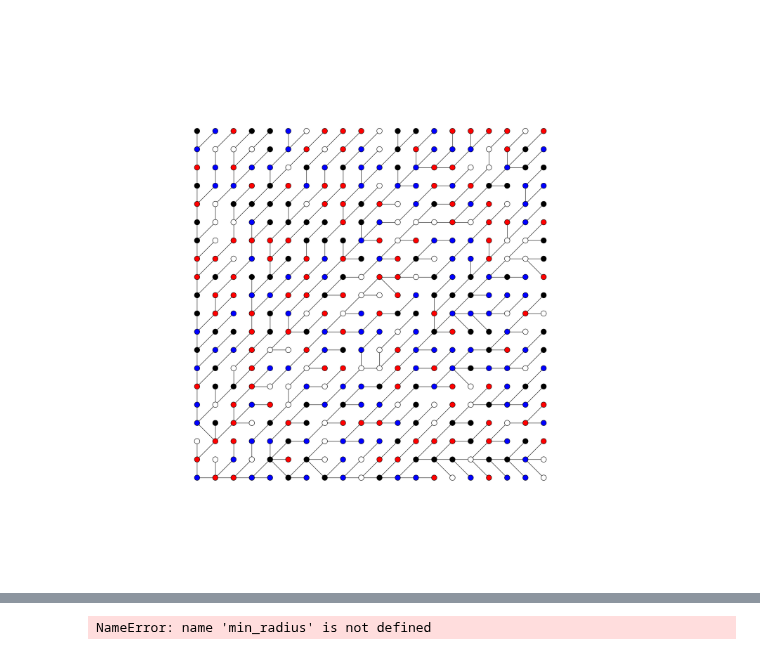
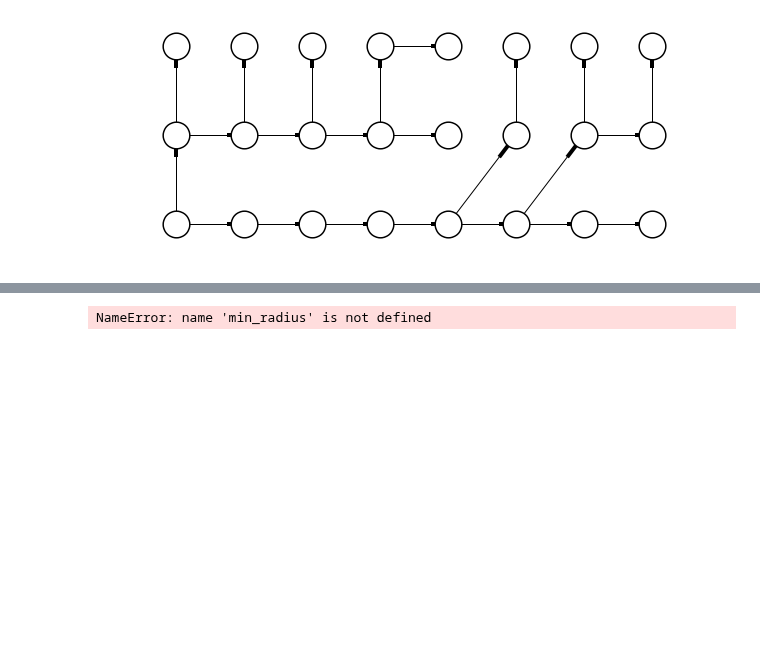
Before and after one commit to atcemgil/notes, a Jupyter notebook: DrawGraphs.ipynb, the cells around one changed output, grey strips where cells are left out. Cells and saved outputs as stored; diff of their text form; code cells hidden in the pictures; blank space fills up the shorter version.

```diff
--- a/DrawGraphs.ipynb
+++ b/DrawGraphs.ipynb
@@ -26,9 +31,9 @@ TypeError: draw_networkx() takes at least 1 argument (0 given)
 # %%
 from itertools import product
 
-M = 20;
-N = 20
-Z = 2.24
+M = 8;
+N = 3
+Z = 1.7
 NN = M*N
 
 A = np.zeros((NN,NN))
@@ -37,7 +42,8 @@ Y = np.zeros((NN))
 
 sig = 0.1;
 coords = []
-cols = ("blue","red","white","black")
+#cols = ("blue","red","yellow","black")
+cols = ("black","black")
 col = []
 for i,j in product(range(N),range(M)):
     ex = np.random.randn(1)*sig
@@ -58,7 +64,8 @@ G = nx.Graph(A)
 
 plt.figure(figsize=(M,N))
 #nx.draw(G, pos, node_color="white", node_size=500, labels=labels, font_size=10, arrows=True)
-nx.draw(G, coords, node_color=col, node_size=200, arrows=False)
+nx.draw(G, coords, node_color='black', node_size=200, arrows=False, linewidths=14.)
+nx.draw_networkx_nodes(G, coords, node_color='white', node_size=200, arrows=False, linewidths=11., linecolors='black')
 #nx.draw_graphviz(G,node_size=500, labels=labels, font_size=24, arrows=True)
 plt.show()
 # %% [output]
@@ -66,10 +73,13 @@ plt.show()
 # %%
-#t = nx.dfs_tree(G,0)
-t = nx.prim_mst(G)
+#t = nx.dfs_tree(G,17)
+t = nx.bfs_tree(G,0)
+#t = nx.prim_mst(G)
 plt.figure(figsize=(M,N))
-nx.draw(t, coords, node_color=col, node_size=200)
+nx.draw(t, coords, node_size=200,node_color="black",linewidths=14.)
+nx.draw_networkx_nodes(t, coords, node_color="white", node_size=200,linewidths=11.)
+
 plt.show()
 # %% [output]
-[figure, old version]
+[figure, new version]
 # %%
 #nx.view_pygraphviz(G)
```
Also changed, not shown: parts of 6 cells of this notebook, 10 other files.
